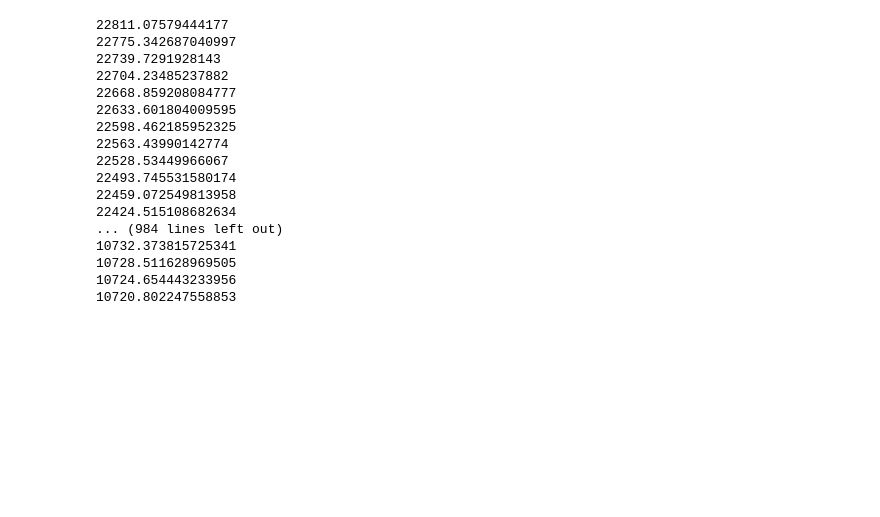
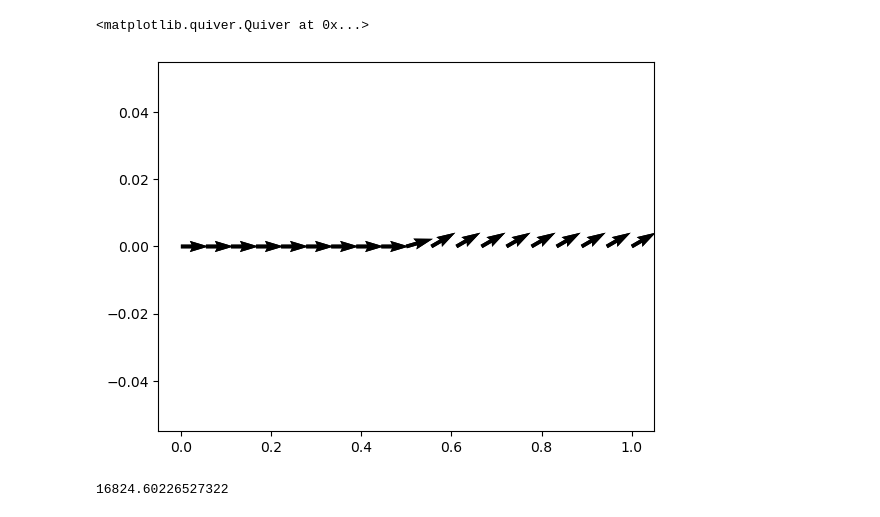
Before and after one commit to aaron23pueschel/CFD, a Jupyter notebook: CFD_FINAL/Development copy.ipynb, the cells around one changed output. Cells and saved outputs as stored; diff of their text form; code cells hidden in the pictures; blank space fills up the shorter version.

```diff
--- a/CFD_FINAL/Development copy.ipynb
+++ b/CFD_FINAL/Development copy.ipynb
@@ -39,30 +62,22 @@ Test.Data.plot_primitive("velocity")
+# %%
+top,bottom= Test.Upwind.get_boundary_conditions_NORMALS()
+plt.quiver(np.linspace(0,1,top[0].shape[0]),np.zeros_like(bottom[0]),top[0],top[1])
+plt.quiver(np.linspace(0,1,bottom[0].shape[0]),np.zeros_like(bottom[0]),bottom[0],bottom[1])
+# %% [output]
+<matplotlib.quiver.Quiver at 0x...>
+[figure, added]
 # %%
 
-for i in range(1000):
+for i in range(1):
     Test.set_pressure_bc()
     Test.set_inflow_bcs()
     s = Test.RK_iteration(type_ = "Euler")
+    Test.set_pressure_bc()
 
 
 
 
     print(np.linalg.norm(s[3,:,:]))
 # %% [output]
-22811.07579444177
-22775.342687040997
-22739.7291928143
-22704.23485237882
-22668.859208084777
-22633.601804009595
-22598.462185952325
-22563.43990142774
-22528.53449966067
-22493.745531580174
-22459.072549813958
-22424.515108682634
-... (984 lines left out)
-10732.373815725341
-10728.511628969505
-10724.654443233956
-10720.802247558853
+16824.60226527322
 # %%
```
Also changed, not shown: parts of 7 cells of this notebook, 5 other files.
